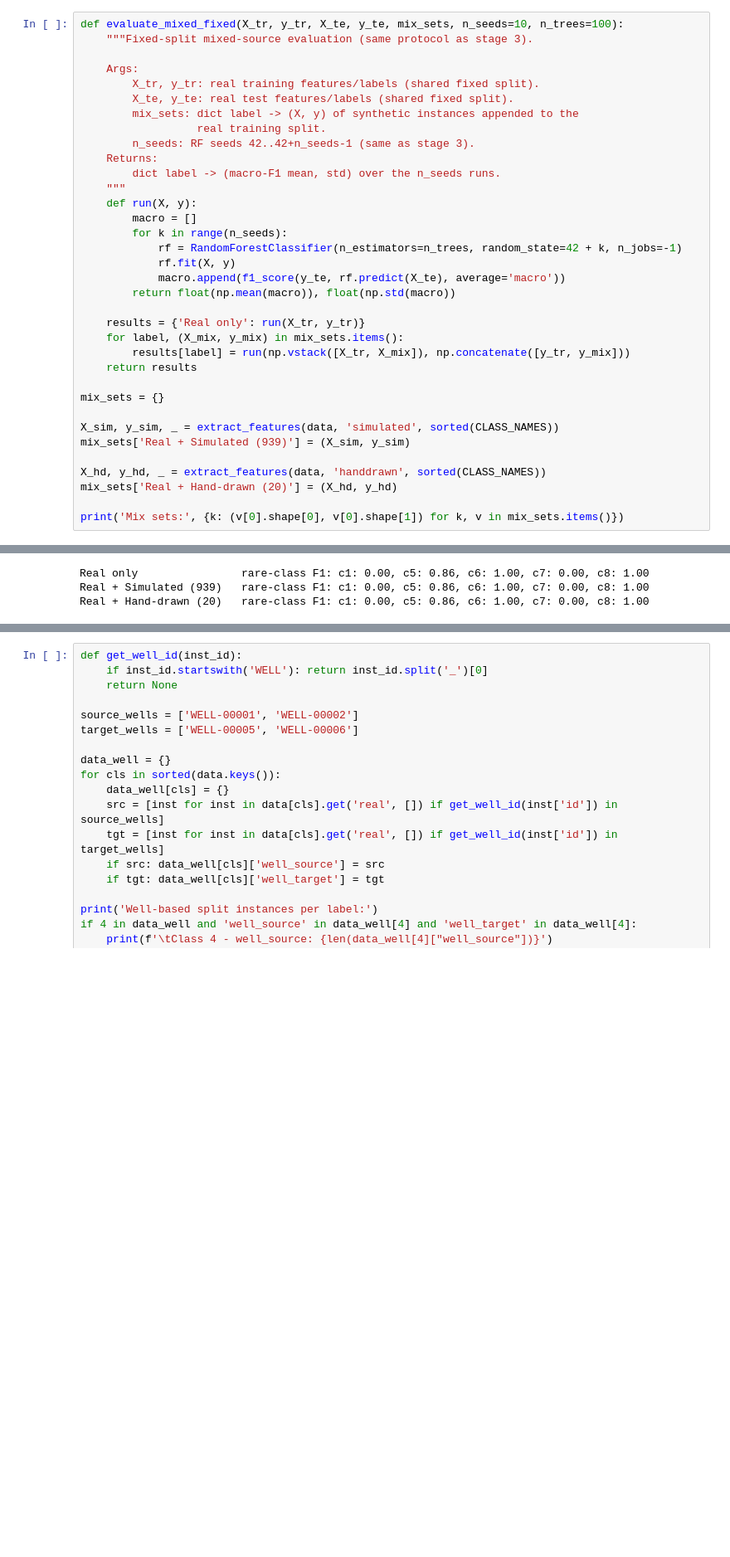
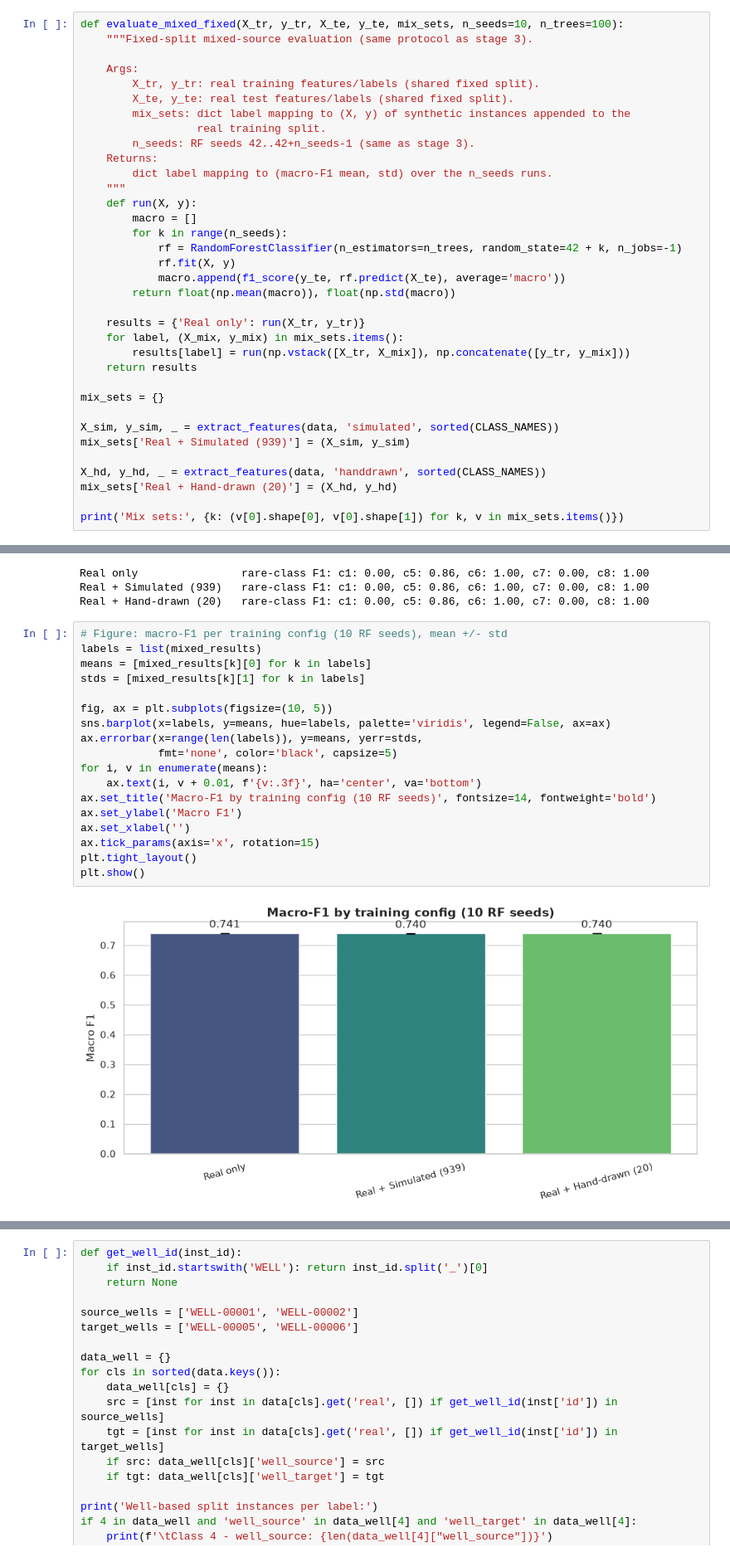
Before and after one commit to lollogiro/ai4i-transfer-learning-synthetic, a Jupyter notebook: stage2-transfer_learning/3w_transfer_learning.ipynb, the cells around one changed output, grey strips where cells are left out. Shown at 83% size. Saved outputs shown, nothing was run; the diff lists cells and outputs as text; blank space fills up the shorter version.

```diff
--- a/stage2-transfer_learning/3w_transfer_learning.ipynb
+++ b/stage2-transfer_learning/3w_transfer_learning.ipynb
@@ -366,11 +428,11 @@ def evaluate_mixed_fixed(X_tr, y_tr, X_te, y_te, mix_sets, n_seeds=10, n_trees=1
     Args:
         X_tr, y_tr: real training features/labels (shared fixed split).
         X_te, y_te: real test features/labels (shared fixed split).
-        mix_sets: dict label -> (X, y) of synthetic instances appended to the
+        mix_sets: dict label mapping to (X, y) of synthetic instances appended to the
                   real training split.
         n_seeds: RF seeds 42..42+n_seeds-1 (same as stage 3).
     Returns:
-        dict label -> (macro-F1 mean, std) over the n_seeds runs.
+        dict label mapping to (macro-F1 mean, std) over the n_seeds runs.
     """
     def run(X, y):
         macro = []
@@ -426,3 +488,23 @@ for label, (X, y) in configs:
 Real only                rare-class F1: c1: 0.00, c5: 0.86, c6: 1.00, c7: 0.00, c8: 1.00
 Real + Simulated (939)   rare-class F1: c1: 0.00, c5: 0.86, c6: 1.00, c7: 0.00, c8: 1.00
 Real + Hand-drawn (20)   rare-class F1: c1: 0.00, c5: 0.86, c6: 1.00, c7: 0.00, c8: 1.00
+# %%
+# Figure: macro-F1 per training config (10 RF seeds), mean +/- std
+labels = list(mixed_results)
+means = [mixed_results[k][0] for k in labels]
+stds = [mixed_results[k][1] for k in labels]
+
+fig, ax = plt.subplots(figsize=(10, 5))
+sns.barplot(x=labels, y=means, hue=labels, palette='viridis', legend=False, ax=ax)
+ax.errorbar(x=range(len(labels)), y=means, yerr=stds,
+            fmt='none', color='black', capsize=5)
+for i, v in enumerate(means):
+    ax.text(i, v + 0.01, f'{v:.3f}', ha='center', va='bottom')
+ax.set_title('Macro-F1 by training config (10 RF seeds)', fontsize=14, fontweight='bold')
+ax.set_ylabel('Macro F1')
+ax.set_xlabel('')
+ax.tick_params(axis='x', rotation=15)
+plt.tight_layout()
+plt.show()
+# %% [output]
+[figure, added]
```
Also changed, not shown: parts of 15 cells of this notebook.
